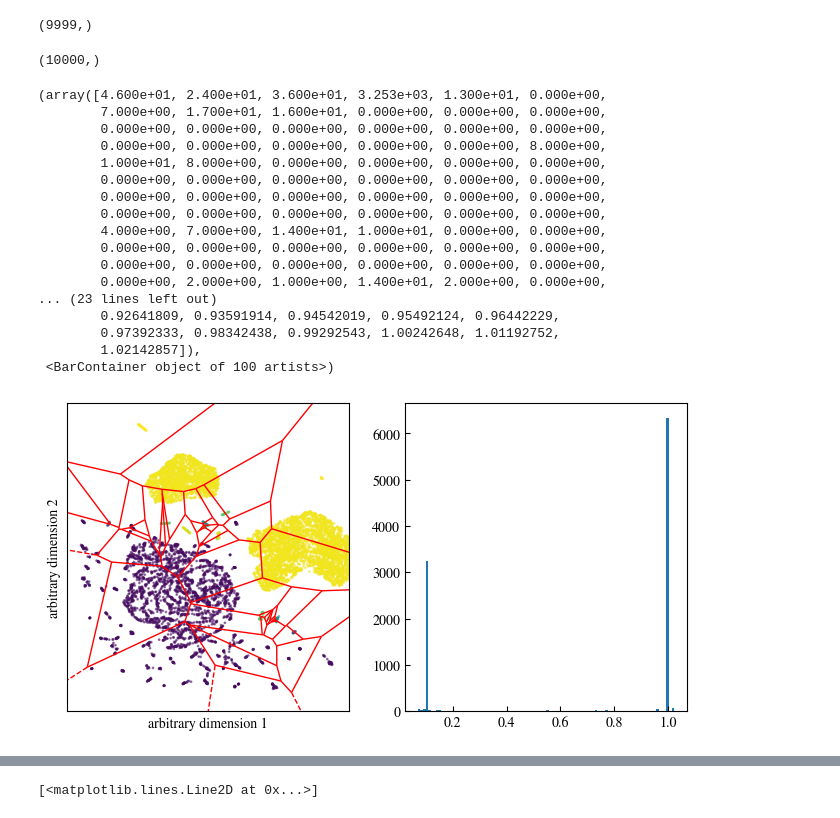
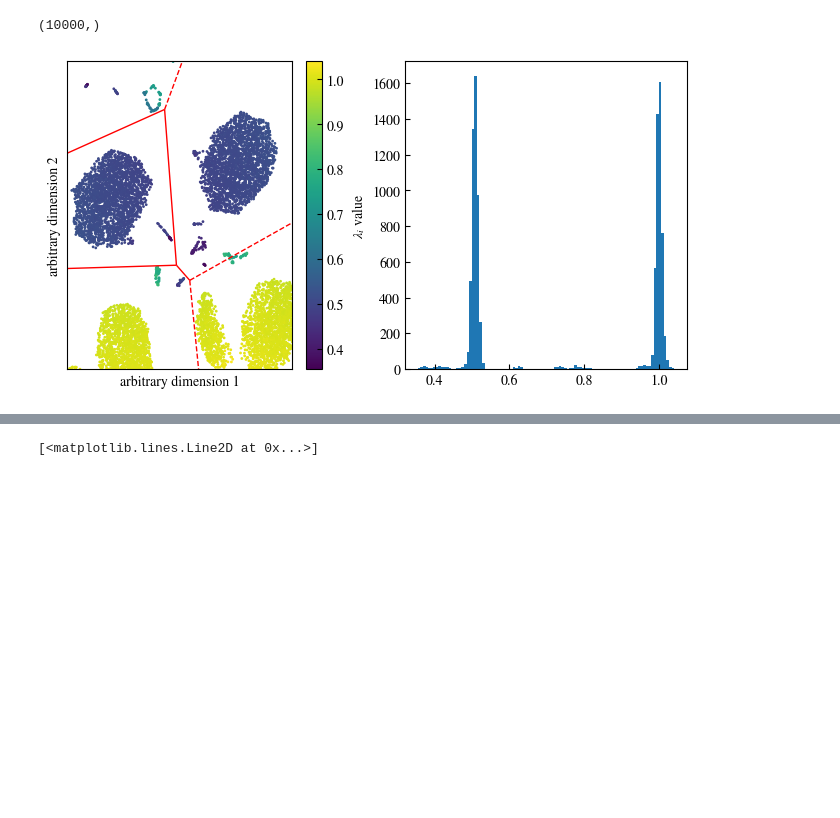
Before and after one commit to HugoLeRoy94/ClusterAnalysis, a Jupyter notebook: unit_test/test_embedding_toy_model.ipynb, the cells around one changed output, grey strips where cells are left out. Cells and saved outputs as stored; diff of their text form; code cells hidden in the pictures; blank space fills up the shorter version.

```diff
--- a/unit_test/test_embedding_toy_model.ipynb
+++ b/unit_test/test_embedding_toy_model.ipynb
@@ -202,53 +106,35 @@ reduced_all = reducer.fit_transform(combined)
 N = data.shape[0]
 reduced_points = reduced_all[:N]
 reduced_centers = reduced_all[N:N + emb.cluster_centers_.shape[0]]
-# %%
-speed = np.mean(np.linalg.norm(np.array([speedx,speedy,speedz]).T,axis=2),axis=0)
-print(speed.shape)
-# %% [output]
-(9999,)
 # %%
 fig,ax = plt.subplots(ncols=2,figsize=(8,4))
 
 speedx = emb.flatten_embedding_matrix[indices,0::3][:,1:] - emb.flatten_embedding_matrix[indices,0::3][:,:-1]
 speedy = emb.flatten_embedding_matrix[indices,1::3][:,1:] - emb.flatten_embedding_matrix[indices,1::3][:,:-1]
 speedz = emb.flatten_embedding_matrix[indices,2::3][:,1:] - emb.flatten_embedding_matrix[indices,2::3][:,:-1]
 speed = np.mean(np.linalg.norm(np.array([speedx,speedy,speedz]).T,axis=2),axis=0)
 print(speed.shape)
 color_values = speed#np.mean(emb.flatten_embedding_matrix[indices, 0::3], axis=1)
-ax[0].scatter(reduced_points[:,0],reduced_points[:,1],c = color_values,s=1.,alpha=0.5,rasterized=True)
+sc = ax[0].scatter(reduced_points[:,0],reduced_points[:,1],c = color_values,s=1.,alpha=1,rasterized=True)
 #ax = use_mpl_scatter_density(fig, reduced_points[:,0],reduced_points[:,1],dpi=10,nrows=1,pos=1,colorbar=None)
 #for i in range(reduced_centers.shape[0]):
 #    ax.scatter(reduced_centers[i,0],reduced_centers[i,1],s=counts[i]*0.01,color="red", alpha=0.3)
 
 vor = Voronoi(reduced_centers)
 voronoi_plot_2d(vor, ax=ax[0], show_points = False, show_vertices=False, line_colors='red')
 ax[0].set_xticks([])
 ax[0].set_yticks([])
 ax[0].set_xlabel('arbitrary dimension 1')
 ax[0].set_ylabel('arbitrary dimension 2')
 #fig.savefig('umap1.svg',transparent=True,bbox_inches='tight')
 ax[1].hist(speed,bins=100)
+
+cbar = fig.colorbar(sc, ax=ax[0])
+cbar.set_label(r'$\lambda_i$ value')
+#cbar.ax.set_yticks([])
 # %% [output]
 (10000,)
-(array([4.600e+01, 2.400e+01, 3.600e+01, 3.253e+03, 1.300e+01, 0.000e+00,
-        7.000e+00, 1.700e+01, 1.600e+01, 0.000e+00, 0.000e+00, 0.000e+00,
-        0.000e+00, 0.000e+00, 0.000e+00, 0.000e+00, 0.000e+00, 0.000e+00,
-        0.000e+00, 0.000e+00, 0.000e+00, 0.000e+00, 0.000e+00, 8.000e+00,
-        1.000e+01, 8.000e+00, 0.000e+00, 0.000e+00, 0.000e+00, 0.000e+00,
-        0.000e+00, 0.000e+00, 0.000e+00, 0.000e+00, 0.000e+00, 0.000e+00,
-        0.000e+00, 0.000e+00, 0.000e+00, 0.000e+00, 0.000e+00, 0.000e+00,
-        0.000e+00, 0.000e+00, 0.000e+00, 0.000e+00, 0.000e+00, 0.000e+00,
-        4.000e+00, 7.000e+00, 1.400e+01, 1.000e+01, 0.000e+00, 0.000e+00,
-        0.000e+00, 0.000e+00, 0.000e+00, 0.000e+00, 0.000e+00, 0.000e+00,
-        0.000e+00, 0.000e+00, 0.000e+00, 0.000e+00, 0.000e+00, 0.000e+00,
-        0.000e+00, 2.000e+00, 1.000e+00, 1.400e+01, 2.000e+00, 0.000e+00,
-... (23 lines left out)
-        0.92641809, 0.93591914, 0.94542019, 0.95492124, 0.96442229,
-        0.97392333, 0.98342438, 0.99292543, 1.00242648, 1.01192752,
-        1.02142857]),
- <BarContainer object of 100 artists>)
-[figure, old version]
+[figure, new version]
 # %%
 emb.make_transition_matrix(tau=1)
 fig, axs = plt.subplots(1, 1, figsize=(10, 4))
```
Also changed, not shown: parts of 15 cells of this notebook.
